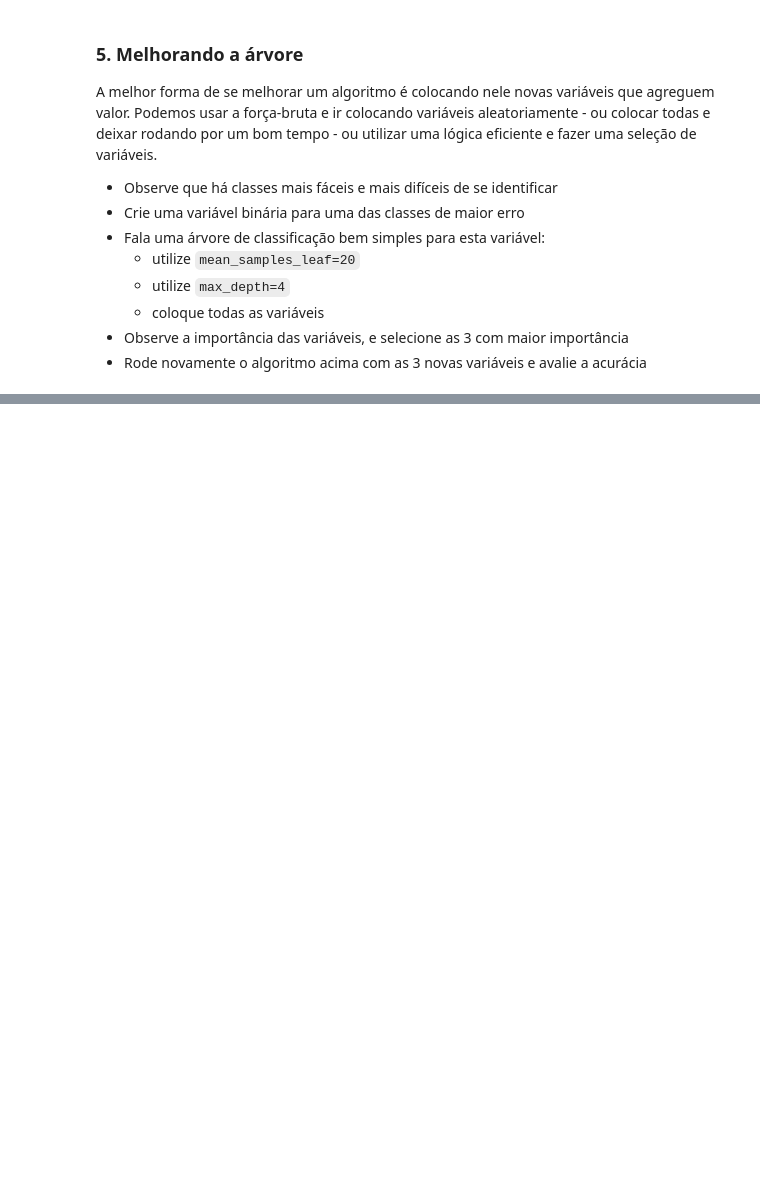
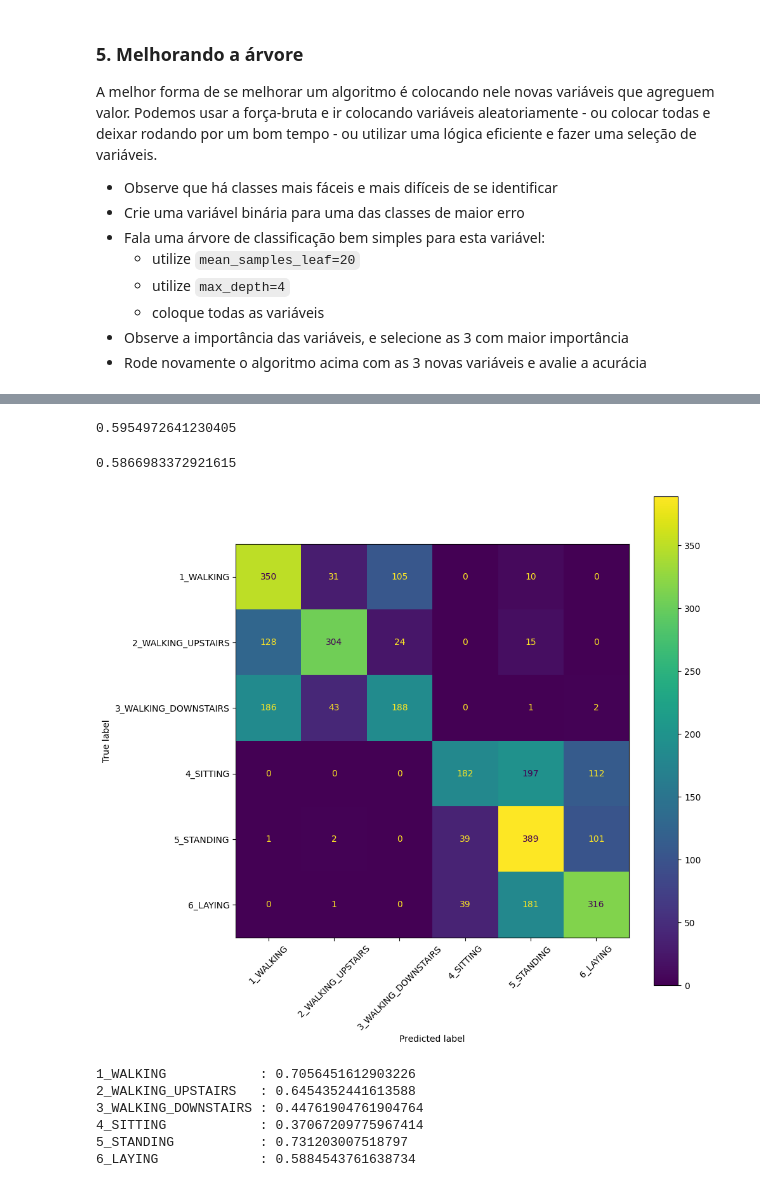
Before and after one commit to marceloaires7/EBAC-Aulas, a Jupyter notebook: Modulo17/Exercício_Cientista_de_dados_Módulo17/Exercício 3/mod17_Arvores_II-Tarefa_3.ipynb, the cells around one changed output, grey strips where cells are left out. Cells and saved outputs as stored; diff of their text form; code cells hidden in the pictures; blank space fills up the shorter version.

```diff
--- a/Modulo17/Exercício_Cientista_de_dados_Módulo17/Exercício 3/mod17_Arvores_II-Tarefa_3.ipynb
+++ b/Modulo17/Exercício_Cientista_de_dados_Módulo17/Exercício 3/mod17_Arvores_II-Tarefa_3.ipynb
@@ -312,0 +381,6 @@ clf = DecisionTreeClassifier(random_state=2360873).fit(X_train,y_train)
+# %%
+# garantindo que os ccp_alphas são únicos e positivos
+
+ccp_alphas = np.unique(ccp_alphas[ccp_alphas>=0])
+grid_parametros = {'ccp_alpha': ccp_alphas}
+grid_parametros
@@ -312,0 +405,5 @@ clf = DecisionTreeClassifier(random_state=2360873).fit(X_train,y_train)
+# %%
+# Rodando o GridSearchCV() para identificar os melhores parametros.
+
+grid2 = GridSearchCV(estimator=clf, param_grid=grid_parametros, cv=10, verbose=100)
+grid2.fit(X_train_var_nova, y_train)
@@ -312,0 +443,5 @@ clf = DecisionTreeClassifier(random_state=2360873).fit(X_train,y_train)
+# %%
+# Analise dos resultados do GridSearchCV().
+
+resultados2 = pd.DataFrame(grid2.cv_results_)
+resultados2.head()
@@ -312,0 +455,46 @@ clf = DecisionTreeClassifier(random_state=2360873).fit(X_train,y_train)
+# %%
+# Melhor R² do GridSearchCV().
+
+grid2.best_score_
+# %% [output]
+0.5954972641230405
+# %%
+# Definindo o melhor ccp_alpha do GridSearchCV() e Rodando uma nova árvore com esse ccp_alpha.
+
+melhor_ccp = resultados2.iloc[grid2.best_index_,4]
+
+clf = DecisionTreeClassifier(random_state=2360873, ccp_alpha=melhor_ccp).fit(X_train_var_nova, y_train)
+# %%
+# Analisando o melhor R² na base de test.
+
+clf.score(X_test_var_nova, y_test)
+# %% [output]
+0.5866983372921615
+# %%
+# Avaliando o Resultado através da Matrix de Confusão.
+
+plt.rc('figure', figsize=(10,10))
+ConfusionMatrixDisplay.from_estimator(clf, X_test_var_nova, y_test)
+plt.tick_params(axis='x', rotation=45)
+plt.show()
+# %% [output]
+[figure, added]
+# %%
+# Classe de maior erro após tratamento.
+# A Classe que era de maior erro (2_WALKING_UPSTAIRS), deixou de ser a pior classe, porém a acurácia do Modelo piorou.
+
+y_pred = clf.predict(X_test_var_nova)
+cm = confusion_matrix(y_true=y_test,y_pred=y_pred)
+print(clf.classes_[0],"           :",cm[0,0]/cm.sum(axis=1)[0])
+print(clf.classes_[1],"  :",cm[1,1]/cm.sum(axis=1)[1])
+print(clf.classes_[2],":",cm[2,2]/cm.sum(axis=1)[2])
+print(clf.classes_[3],"           :",cm[3,3]/cm.sum(axis=1)[3])
+print(clf.classes_[4],"          :",cm[4,4]/cm.sum(axis=1)[4])
+print(clf.classes_[5],"            :",cm[5,5]/cm.sum(axis=1)[5])
+# %% [output]
+1_WALKING            : 0.7056451612903226
+2_WALKING_UPSTAIRS   : 0.6454352441613588
+3_WALKING_DOWNSTAIRS : 0.44761904761904764
+4_SITTING            : 0.37067209775967414
+5_STANDING           : 0.731203007518797
+6_LAYING             : 0.5884543761638734
```
Also changed, not shown: parts of 33 cells of this notebook.
